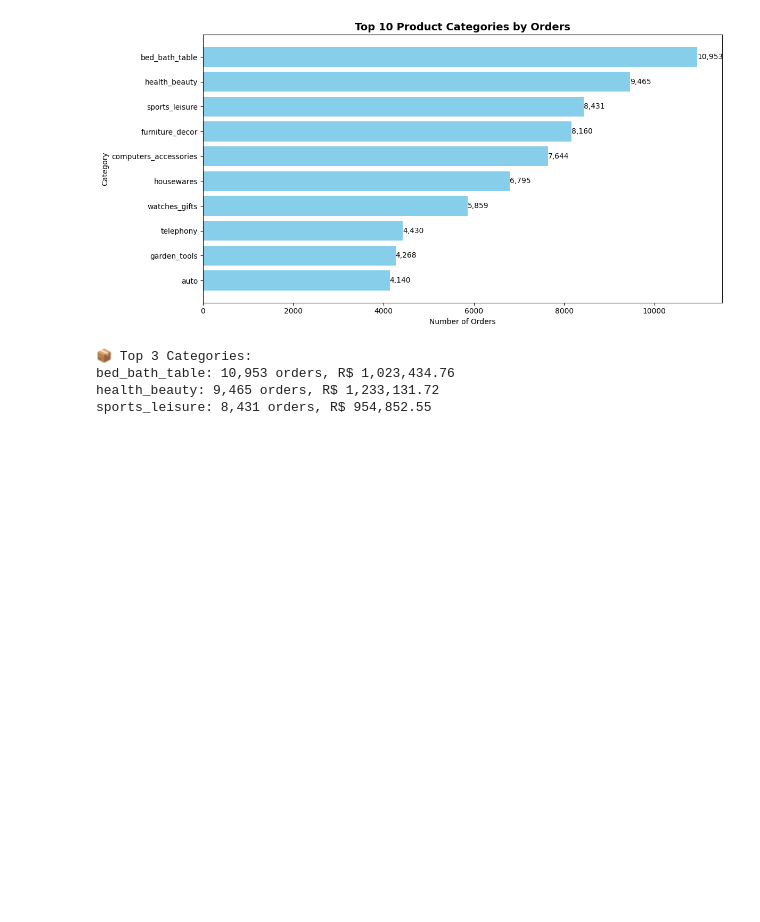
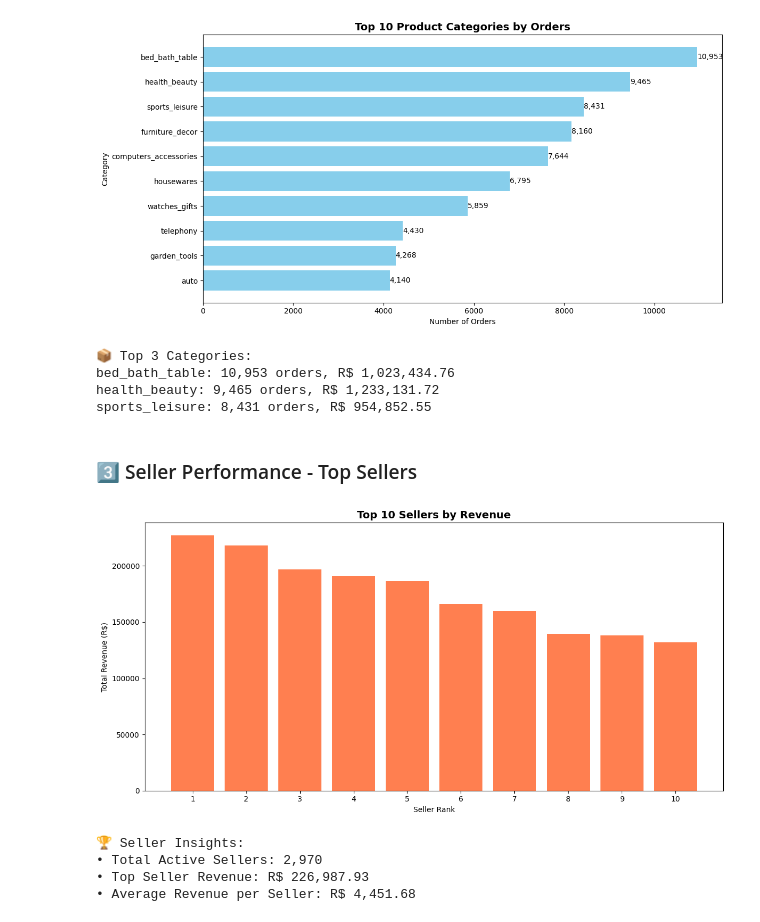
Before and after one commit to chinmay-on-code/ecom-sales-analysis, a Jupyter notebook: EDA.ipynb, the cells around one changed output. Cells and saved outputs as stored; diff of their text form; code cells hidden in the pictures; blank space fills up the shorter version.

Commit message:
plotting top sellers performance

```diff
--- a/EDA.ipynb
+++ b/EDA.ipynb
@@ -160,3 +160,36 @@ for idx, row in category_sales.head(3).iterrows():
 bed_bath_table: 10,953 orders, R$ 1,023,434.76
 health_beauty: 9,465 orders, R$ 1,233,131.72
 sports_leisure: 8,431 orders, R$ 954,852.55
+# %% [markdown]
+### 3️⃣ Seller Performance - Top Sellers
+# %%
+# Top 10 sellers by revenue
+seller_performance = sales_data.groupby('seller_id').agg({
+    'order_id': 'count',
+    'price': 'sum'
+}).reset_index()
+
+seller_performance.columns = ['Seller_ID', 'Number_of_Orders', 'Total_Revenue']
+seller_performance = seller_performance.sort_values('Total_Revenue', ascending=False).head(10)
+seller_performance['Seller_Rank'] = range(1, len(seller_performance) + 1)
+
+# Visualize
+fig, ax = plt.subplots(figsize=(12, 6))
+bars = ax.bar(seller_performance['Seller_Rank'].astype(str), seller_performance['Total_Revenue'], color='coral')
+ax.set_title('Top 10 Sellers by Revenue', fontsize=14, fontweight='bold')
+ax.set_xlabel('Seller Rank')
+ax.set_ylabel('Total Revenue (R$)')
+
+plt.tight_layout()
+plt.show()
+
+print("\n🏆 Seller Insights:")
+print(f"• Total Active Sellers: {sales_data['seller_id'].nunique():,}")
+print(f"• Top Seller Revenue: R$ {seller_performance['Total_Revenue'].iloc[0]:,.2f}")
+print(f"• Average Revenue per Seller: R$ {sales_data.groupby('seller_id')['price'].sum().mean():,.2f}")
+# %% [output]
+[figure, added]
+🏆 Seller Insights:
+• Total Active Sellers: 2,970
+• Top Seller Revenue: R$ 226,987.93
+• Average Revenue per Seller: R$ 4,451.68
```
